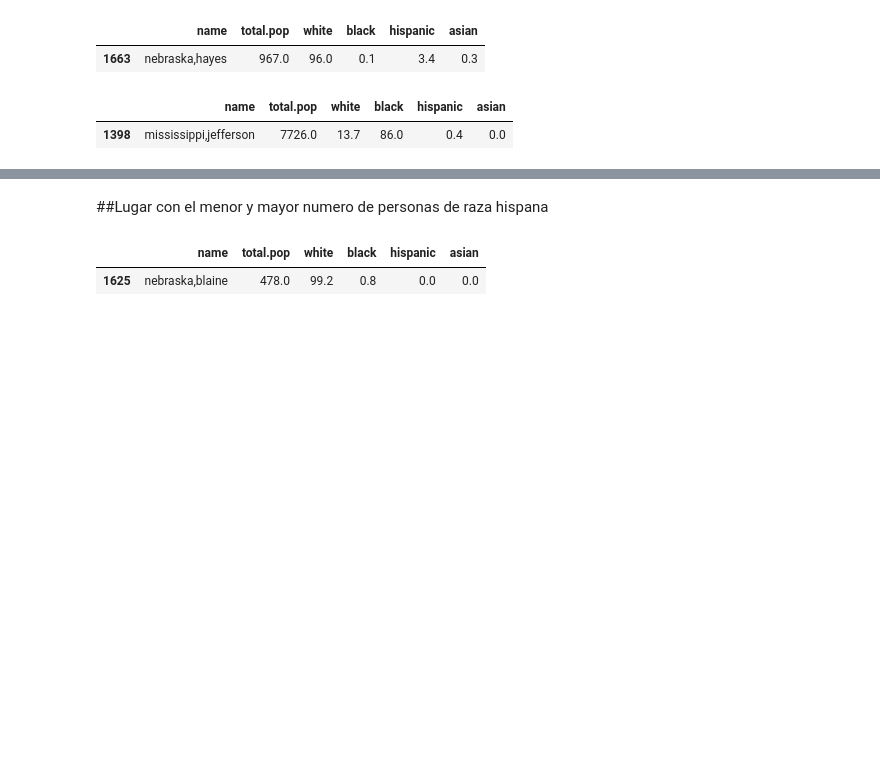
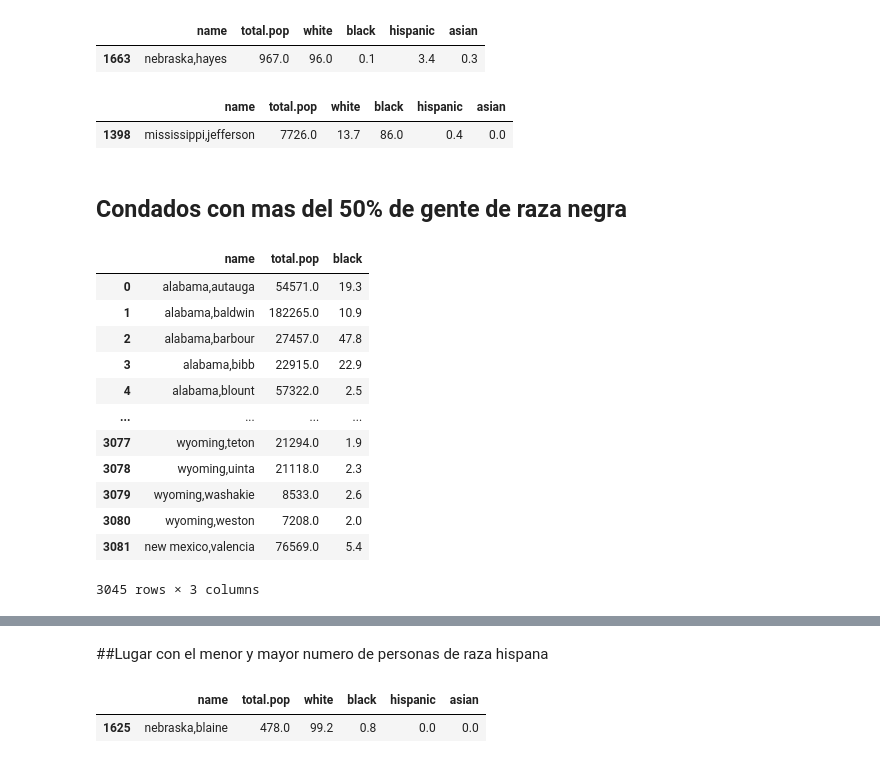
Before and after one commit to giocarro/Ciencia_de_datos, a Jupyter notebook: Pandas_tarea_1.ipynb, the cells around one changed output, grey strips where cells are left out. Drawn from its saved outputs; the diff is of its cells as text; code cells hidden in the pictures; blank space fills up the shorter version.

```diff
--- a/Pandas_tarea_1.ipynb
+++ b/Pandas_tarea_1.ipynb
@@ -291,3 +291,22 @@ df.loc[df['black'] == max(df['black'])]
 # %% [output]
 |  | name | total.pop | white | black | hispanic | asian |
 | 1398 | mississippi,jefferson | 7726.0 | 13.7 | 86.0 | 0.4 | 0.0 |
+# %% [markdown]
+## Condados con mas del 50% de gente de raza negra
+# %%
+df_bl = df1[['name','total.pop','black']]
+df_bl
+# %% [output]
+|  | name | total.pop | black |
+| 0 | alabama,autauga | 54571.0 | 19.3 |
+| 1 | alabama,baldwin | 182265.0 | 10.9 |
+| 2 | alabama,barbour | 27457.0 | 47.8 |
+| 3 | alabama,bibb | 22915.0 | 22.9 |
+| 4 | alabama,blount | 57322.0 | 2.5 |
+| ... | ... | ... | ... |
+| 3077 | wyoming,teton | 21294.0 | 1.9 |
+| 3078 | wyoming,uinta | 21118.0 | 2.3 |
+| 3079 | wyoming,washakie | 8533.0 | 2.6 |
+| 3080 | wyoming,weston | 7208.0 | 2.0 |
+| 3081 | new mexico,valencia | 76569.0 | 5.4 |
+3045 rows × 3 columns
```
Also changed, not shown: parts of 7 cells of this notebook.
